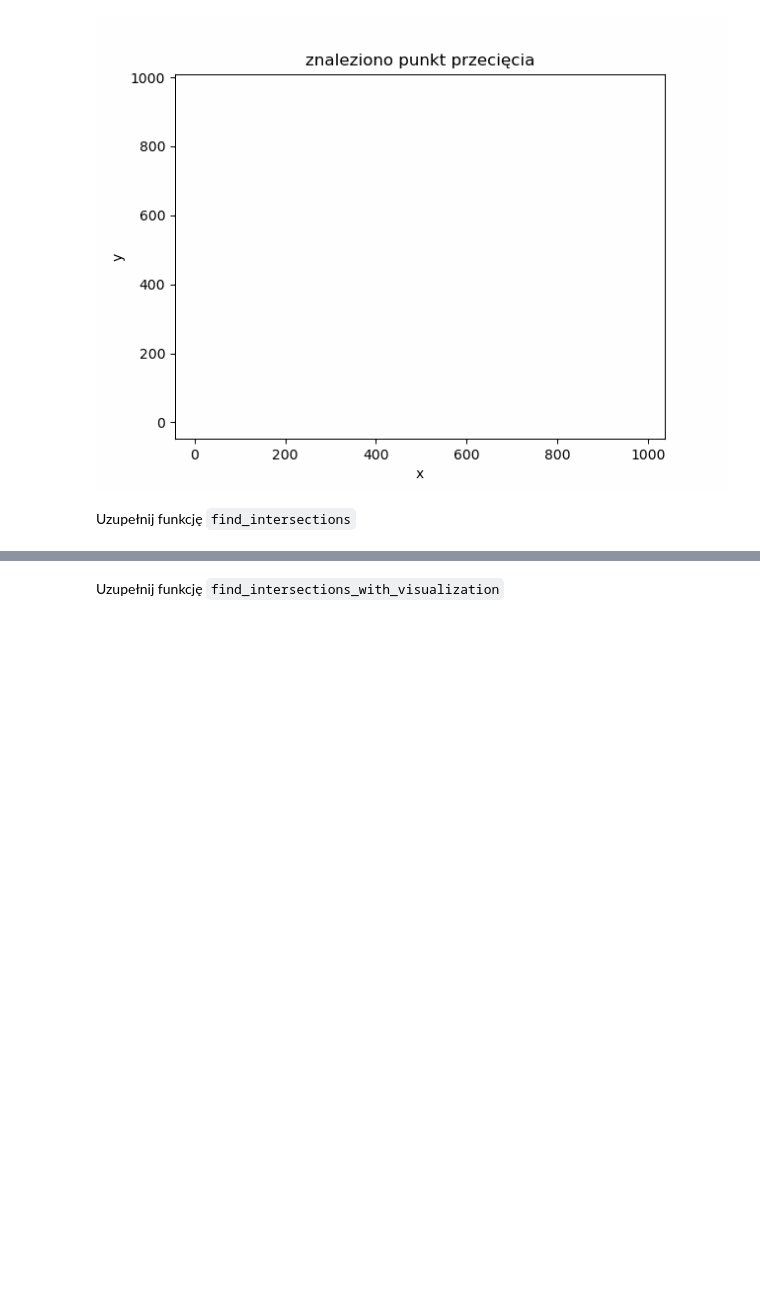
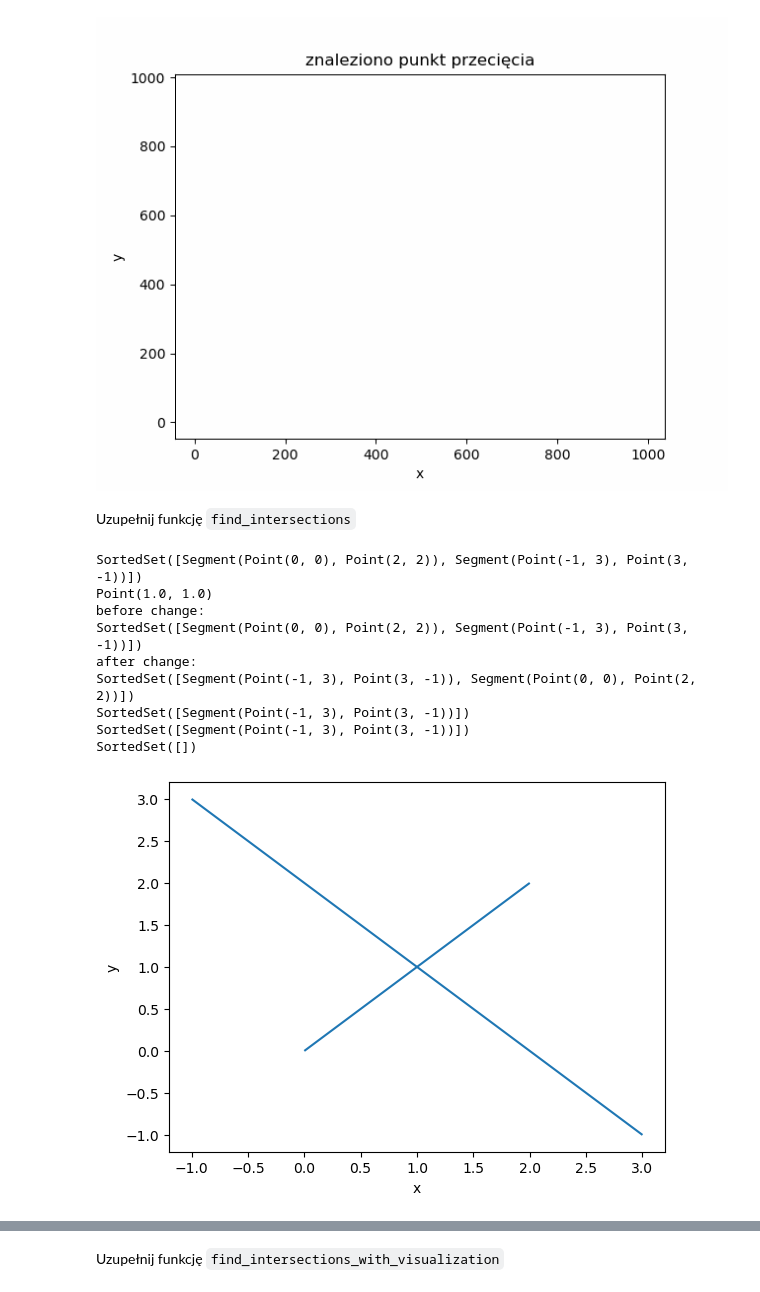
Before and after one commit to WSm-77/geometric_algorithms, a Jupyter notebook: lab4/main.ipynb, the cells around one changed output, grey strips where cells are left out. Saved outputs shown, nothing was run; the diff lists cells and outputs as text; code cells hidden in the pictures; blank space fills up the shorter version.

Commit message:
Add draw of find_intersections solution

```diff
--- a/lab4/main.ipynb
+++ b/lab4/main.ipynb
@@ -863,0 +1043,59 @@ def find_intersections(segments):
+# %%
+# TODO: remove
+sortedSet = SortedSet()
+segment1 = Segment(Point((0, 0)), Point((2, 2)))
+segment2 = Segment(Point((-1, 3)), Point((3, -1)))
+# segment3 = Segment(Point((3, 8)), Point((6, 2)))
+Segment.update_x(segment2.get_beg().get_x())
+sortedSet.add(segment2)
+Segment.update_x(segment1.get_beg().get_x())
+sortedSet.add(segment1)
+# Segment.update_x(segment3.get_beg().get_x())
+# sortedSet.add(segment3)
+print(sortedSet)
+
+intersectPointTest = get_segments_intersection(segment1, segment2)
+print(intersectPointTest)
+
+###### swap ######
+
+print("before change:")
+print(sortedSet)
+
+sortedSet.remove(segment1)
+sortedSet.remove(segment2)
+
+Segment.update_x(intersectPointTest.get_x())
+
+sortedSet.add(segment2)
+sortedSet.add(segment1)
+
+print("after change:")
+print(sortedSet)
+
+###### swap ended ######
+
+Segment.update_x(segment1.get_end().get_x())
+sortedSet.remove(segment1)
+print(sortedSet)
+
+print(sortedSet)
+Segment.update_x(segment2.get_end().get_x())
+sortedSet.remove(segment2)
+print(sortedSet)
+
+
+vis = Visualizer()
+vis.add_line_segment([segment1.get_segment(), segment2.get_segment()])
+vis.show()
+# %% [output]
+SortedSet([Segment(Point(0, 0), Point(2, 2)), Segment(Point(-1, 3), Point(3, -1))])
+Point(1.0, 1.0)
+before change:
+SortedSet([Segment(Point(0, 0), Point(2, 2)), Segment(Point(-1, 3), Point(3, -1))])
+after change:
+SortedSet([Segment(Point(-1, 3), Point(3, -1)), Segment(Point(0, 0), Point(2, 2))])
+SortedSet([Segment(Point(-1, 3), Point(3, -1))])
+SortedSet([Segment(Point(-1, 3), Point(3, -1))])
+SortedSet([])
+[figure, added]
```
Also changed, not shown: parts of 9 cells of this notebook.
